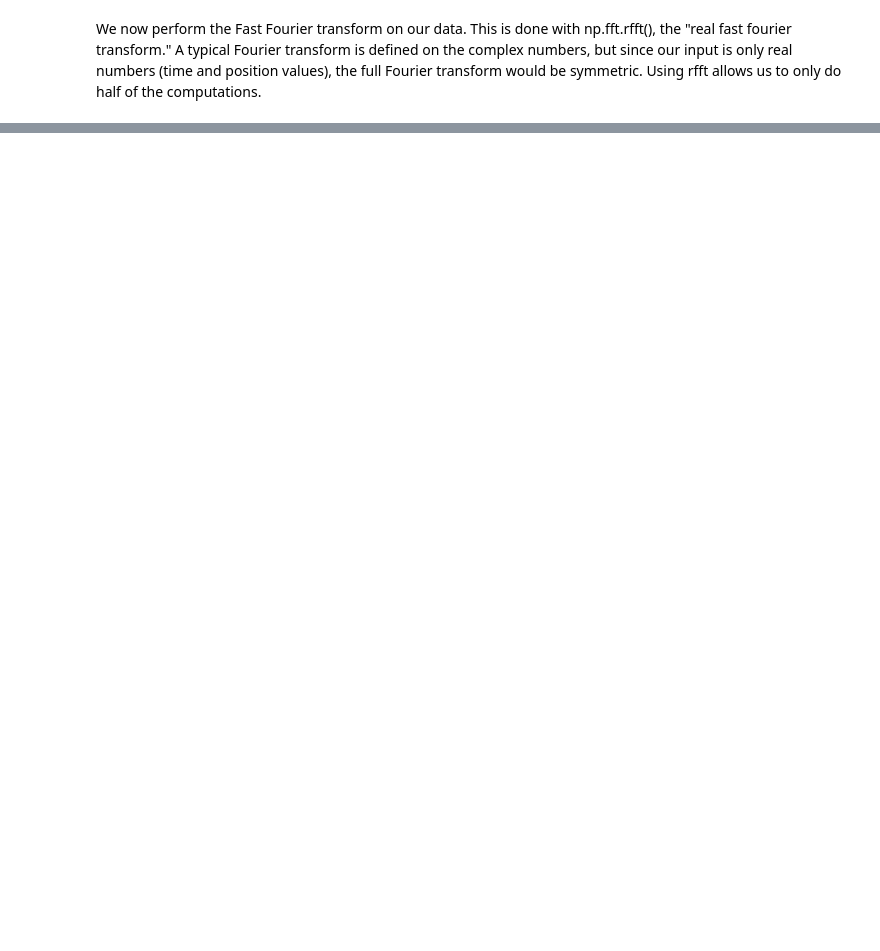
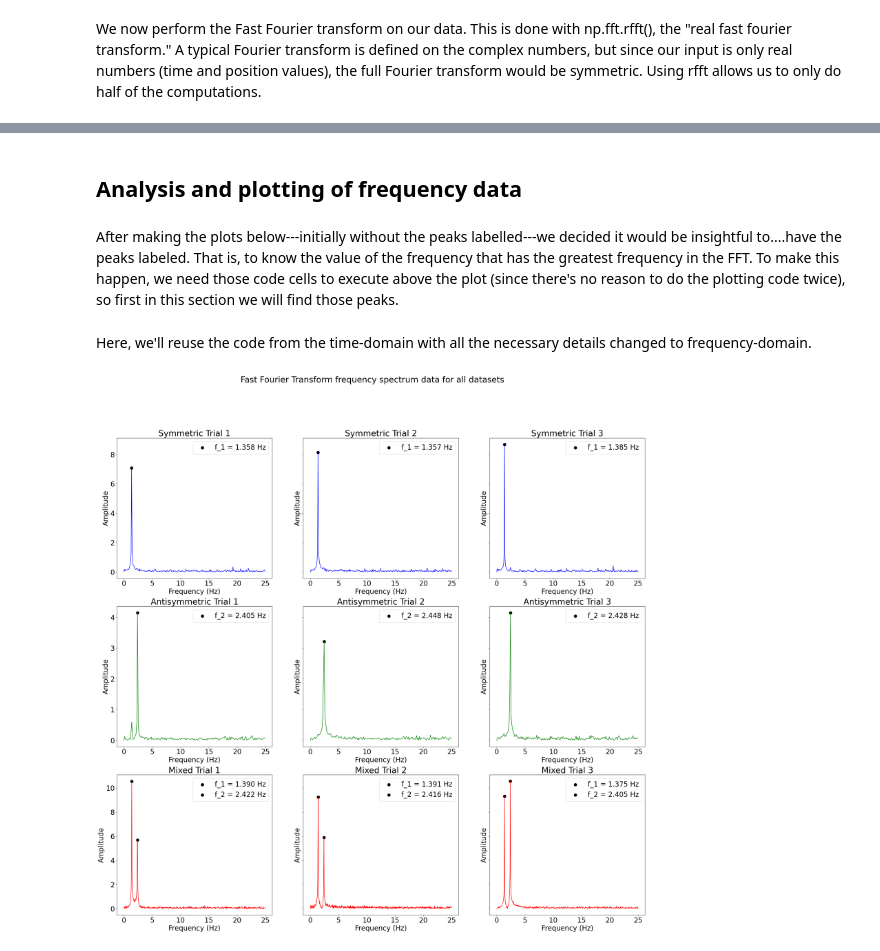
Before and after one commit to josephtemple/ADV_LAB-cho-data, a Jupyter notebook: JT_CHO_Analysis.ipynb, the cells around one changed output, grey strips where cells are left out. Drawn from its saved outputs; the diff is of its cells as text; code cells hidden in the pictures; blank space fills up the shorter version.

```diff
--- a/JT_CHO_Analysis.ipynb
+++ b/JT_CHO_Analysis.ipynb
@@ -70,6 +149,6 @@ def fft_series(clean_dataframe):
     frame_freq = np.fft.rfftfreq(len(clean_dataframe['time']), d=dt)
     frame_amplitude = np.abs(frame_fft)
 
-    # Return 2d array where column 0 is frequencies and column 1 is amplitudes
-    fft_array = np.array([frame_freq, frame_amplitude])
-    return fft_array
+    # Construct and return a dataframe where column 0 is frequencies and column 1 is amplitudes
+    fft_dataframe = pd.DataFrame({'frequency': frame_freq, 'amplitude': np.abs(frame_fft)})
+    return fft_dataframe
@@ -123,0 +155,18 @@ Average of symmetric dominant frequencies: 1.3668466696367148
+# %%
+# Initialize 2D list with necessary geometry
+fft_data = [[0,0,0],[0,0,0],[0,0,0]]
+
+# Perform FFT on each dataset
+for j in range(3):
+    for i in range(3):
+        fft_data[j][i] = fft_series(cleaned_data[j][i])
+# %%
+# Export all FFT dataframes to CSV format
+for i in range(3):
+    fft_data[0][i].to_csv(f"./data/fft_data/sym{i+1}_fft.csv", index=False)
+    fft_data[1][i].to_csv(f"./data/fft_data/antisym{i+1}_fft.csv", index=False)
+    fft_data[2][i].to_csv(f"./data/fft_data/mixed{i+1}_fft.csv", index=False)
+# %% [markdown]
+## Analysis and plotting of frequency data
+# %% [markdown]
+After making the plots below---initially without the peaks labelled---we decided it would be insightful to....have the peaks labeled. That is, to know the value of the frequency that has the greatest frequency in the FFT. To make this happen, we need those code cells to execute above the plot (since there's no reason to do the plotting code twice), so first in this section we will find those peaks.
@@ -123,0 +203,33 @@ Average of symmetric dominant frequencies: 1.3668466696367148
+# %% [markdown]
+Here, we'll reuse the code from the time-domain with all the necessary details changed to frequency-domain.
+# %%
+# Make a 3 x 3 subplot environment
+fig, axs = plt.subplots(3, 3, sharey='row')
+plt.rcParams['figure.figsize'] = [33, 30]  # Controls the size of the figure in notebook, making it larger than default
+plt.rcParams['font.size'] = 24 # Make the font size legible with a figure this large
+fig.suptitle('Fast Fourier Transform frequency spectrum data for all datasets')
+
+# Set all plot parameters.
+for j in range(3):
+    for i in range(3):
+        # General parameters for all plots
+        axs[j][i].plot(fft_data[j][i]['frequency'], fft_data[j][i]['amplitude'], color = plot_color[j])
+        axs[j][i].set_xlabel('Frequency (Hz)')
+        axs[j][i].set_ylabel('Amplitude')
+
+        # Specific parameters for certain plots
+        if (j == 0):
+            axs[j][i].set_title(f'Symmetric Trial {i+1}')
+            axs[j][i].scatter(peak_frequencies[j][i], peak_amplitudes[j][i], label=f'f_1 = {peak_frequencies[j][i]:0.3f} Hz',s=100, color='black')
+            axs[j][i].legend()
+        elif (j == 1):
+            axs[j][i].set_title(f'Antisymmetric Trial {i+1}')
+            axs[j][i].scatter(peak_frequencies[j][i], peak_amplitudes[j][i], label=f'f_2 = {peak_frequencies[j][i]:0.3f} Hz',s=100, color='black')
+            axs[j][i].legend()
+        elif (j == 2):
+            axs[j][i].set_title(f'Mixed Trial {i+1}')
+            axs[j][i].scatter(peak_frequencies[j][i][0], peak_amplitudes[j][i][0], label=f'f_1 = {peak_frequencies[j][i][0]:0.3f} Hz',s=100, color='black')
+            axs[j][i].scatter(peak_frequencies[j][i][1], peak_amplitudes[j][i][1], label=f'f_2 = {peak_frequencies[j][i][1]:0.3f} Hz',s=100, color='black')
+            axs[j][i].legend()
+# %% [output]
+[figure, added]
```
Also changed, not shown: parts of 35 cells of this notebook.
